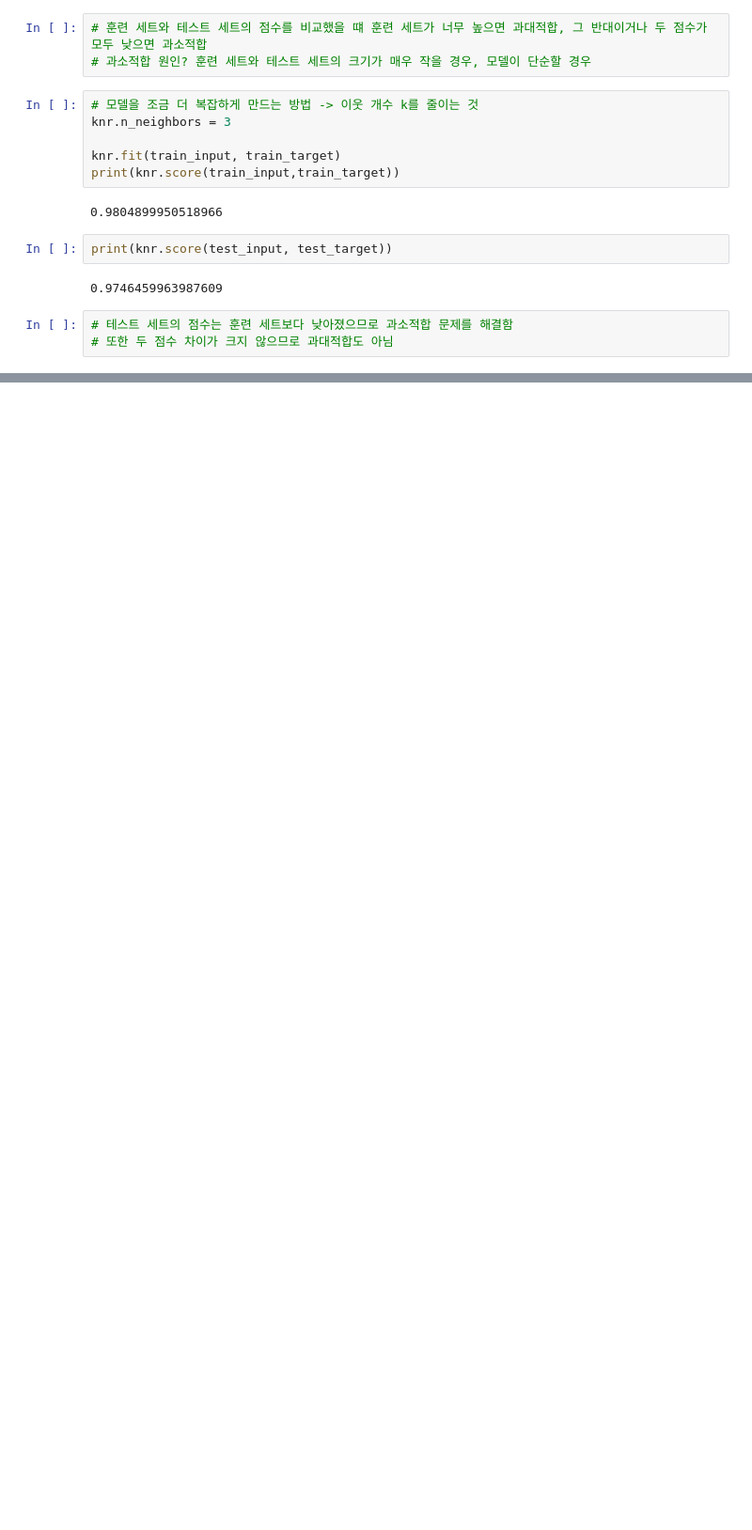
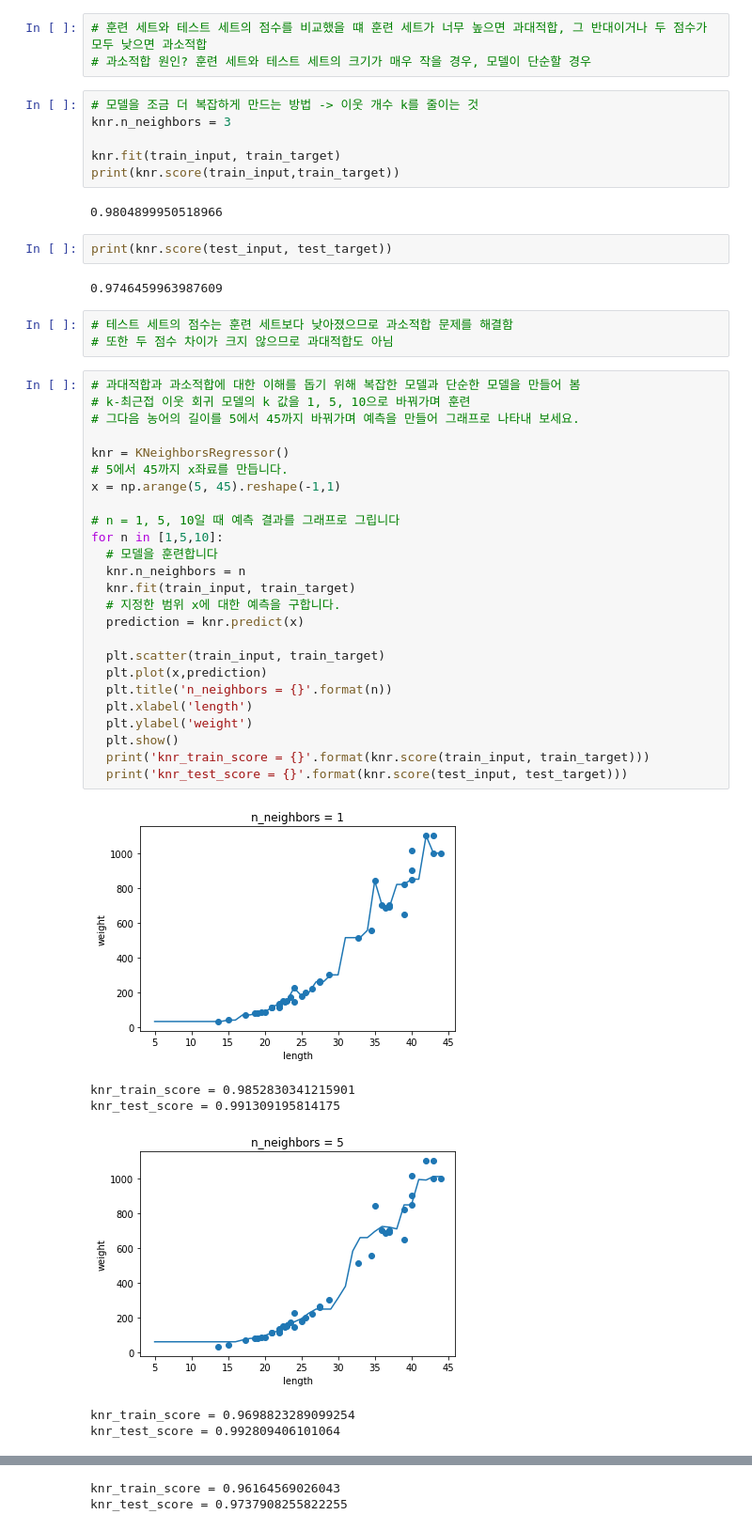
Before and after one commit to eunjinrun/AI, a Jupyter notebook: Hongong_AI/CH_3_1_KN_regressor.ipynb, the cells around one changed output, grey strips where cells are left out. Shown at 94% size. Saved outputs shown, nothing was run; the diff lists cells and outputs as text; blank space fills up the shorter version.

Commit message:
Update: CH_3_1_KN_regressor

```diff
--- a/Hongong_AI/CH_3_1_KN_regressor.ipynb
+++ b/Hongong_AI/CH_3_1_KN_regressor.ipynb
@@ -95,3 +95,35 @@ print(knr.score(test_input, test_target))
 # %%
 # 테스트 세트의 점수는 훈련 세트보다 낮아졌으므로 과소적합 문제를 해결함
 # 또한 두 점수 차이가 크지 않으므로 과대적합도 아님
+# %%
+# 과대적합과 과소적합에 대한 이해를 돕기 위해 복잡한 모델과 단순한 모델을 만들어 봄
+# k-최근접 이웃 회귀 모델의 k 값을 1, 5, 10으로 바꿔가며 훈련
+# 그다음 농어의 길이를 5에서 45까지 바꿔가며 예측을 만들어 그래프로 나타내 보세요.
+
+knr = KNeighborsRegressor()
+# 5에서 45까지 x좌료를 만듭니다.
+x = np.arange(5, 45).reshape(-1,1)
+
+# n = 1, 5, 10일 때 예측 결과를 그래프로 그립니다
+for n in [1,5,10]:
+  # 모델을 훈련합니다
+  knr.n_neighbors = n
+  knr.fit(train_input, train_target)
+  # 지정한 범위 x에 대한 예측을 구합니다.
+  prediction = knr.predict(x)
+
+  plt.scatter(train_input, train_target)
+  plt.plot(x,prediction)
+  plt.title('n_neighbors = {}'.format(n))
+  plt.xlabel('length')
+  plt.ylabel('weight')
+  plt.show()
+  print('knr_train_score = {}'.format(knr.score(train_input, train_target)))
+  print('knr_test_score = {}'.format(knr.score(test_input, test_target)))
+# %% [output]
+[figure, added]
+knr_train_score = 0.9852830341215901
+knr_test_score = 0.991309195814175
+[figure, added]
+knr_train_score = 0.9698823289099254
+knr_test_score = 0.992809406101064
@@ -97,0 +131,2 @@ print(knr.score(test_input, test_target))
+knr_train_score = 0.96164569026043
+knr_test_score = 0.9737908255822255
```
Also changed, not shown: parts of 1 cell of this notebook.
